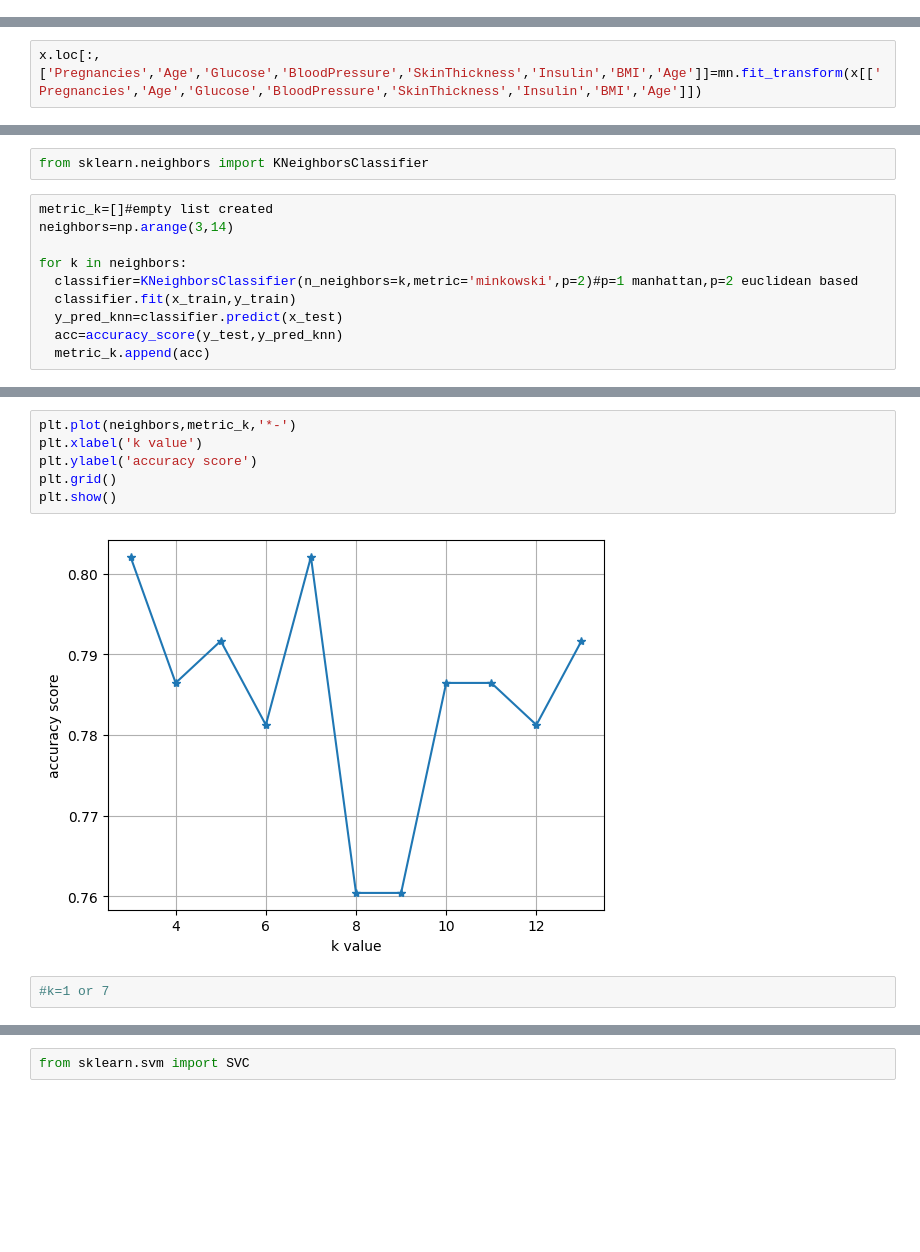
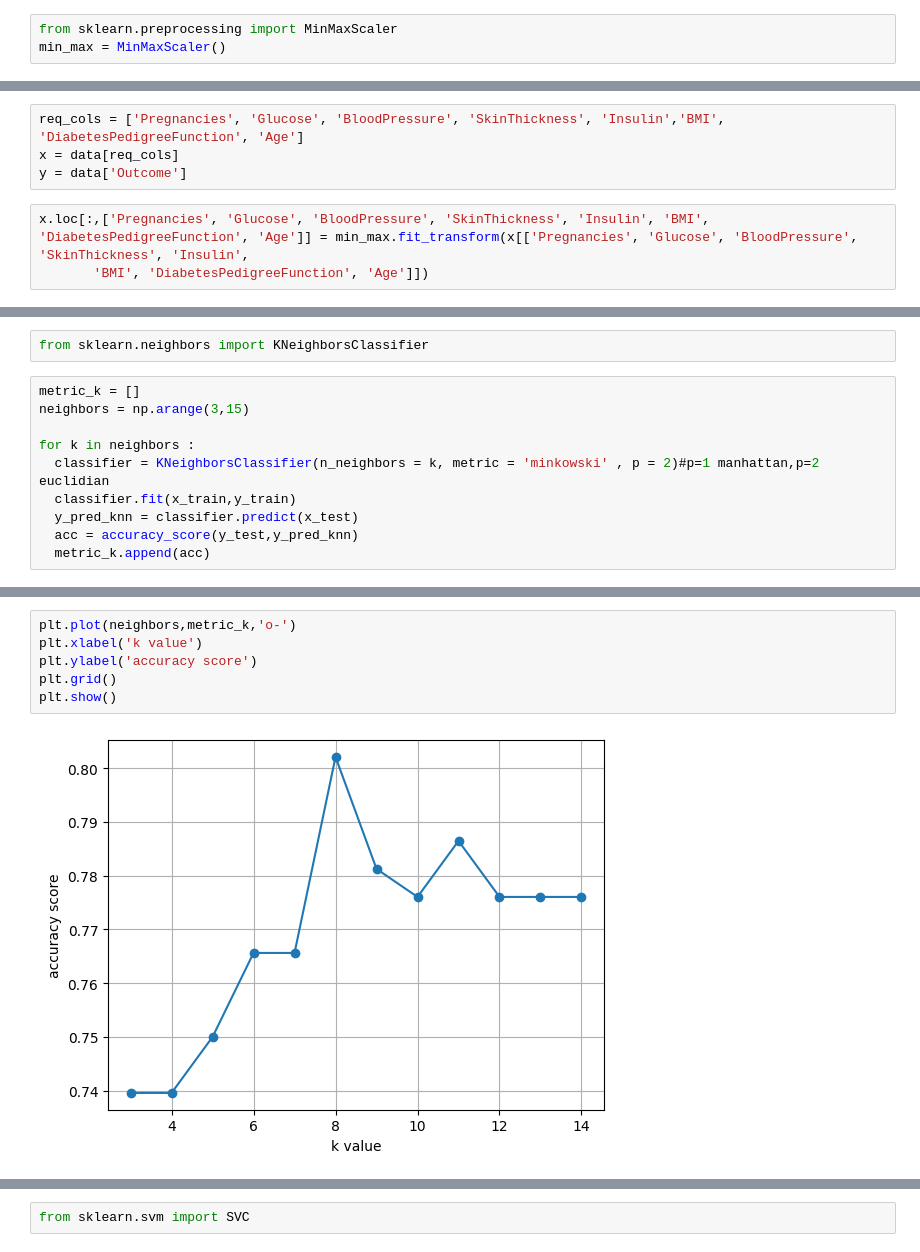
Before and after one commit to AngelB26/ICTAK, a Jupyter notebook: classification.ipynb, the cells around one changed output, grey strips where cells are left out. Saved outputs shown, nothing was run; the diff lists cells and outputs as text; blank space fills up the shorter version.

```diff
--- a/classification.ipynb
+++ b/classification.ipynb
@@ -53 +169,4 @@ dtype: int64
+# %%
+from sklearn.preprocessing import MinMaxScaler
+min_max = MinMaxScaler()
 # %%
@@ -76,5 +178,10 @@ mn=MinMaxScaler()
+# %%
+req_cols = ['Pregnancies', 'Glucose', 'BloodPressure', 'SkinThickness', 'Insulin','BMI', 'DiabetesPedigreeFunction', 'Age']
+x = data[req_cols]
+y = data['Outcome']
 # %%
-x.loc[:,['Pregnancies','Age','Glucose','BloodPressure','SkinThickness','Insulin','BMI','Age']]=mn.fit_transform(x[['Pregnancies','Age','Glucose','BloodPressure','SkinThickness','Insulin','BMI','Age']])
+x.loc[:,['Pregnancies', 'Glucose', 'BloodPressure', 'SkinThickness', 'Insulin', 'BMI', 'DiabetesPedigreeFunction', 'Age']] = min_max.fit_transform(x[['Pregnancies', 'Glucose', 'BloodPressure', 'SkinThickness', 'Insulin',
+       'BMI', 'DiabetesPedigreeFunction', 'Age']])
 # %%
 x.head()
 # %% [output]
@@ -127,14 +243,14 @@ f1_score(y_test,y_pred)
 # %%
 from sklearn.neighbors import KNeighborsClassifier
 # %%
-metric_k=[]#empty list created
-neighbors=np.arange(3,14)
+metric_k = []
+neighbors = np.arange(3,15)
 
-for k in neighbors:
-  classifier=KNeighborsClassifier(n_neighbors=k,metric='minkowski',p=2)#p=1 manhattan,p=2 euclidean based
+for k in neighbors :
+  classifier = KNeighborsClassifier(n_neighbors = k, metric = 'minkowski' , p = 2)#p=1 manhattan,p=2 euclidian
   classifier.fit(x_train,y_train)
-  y_pred_knn=classifier.predict(x_test)
-  acc=accuracy_score(y_test,y_pred_knn)
+  y_pred_knn = classifier.predict(x_test)
+  acc = accuracy_score(y_test,y_pred_knn)
   metric_k.append(acc)
 # %%
 metric_k
@@ -153,11 +270,9 @@ metric_k
 # %%
-plt.plot(neighbors,metric_k,'*-')
+plt.plot(neighbors,metric_k,'o-')
 plt.xlabel('k value')
 plt.ylabel('accuracy score')
 plt.grid()
 plt.show()
 # %% [output]
-[figure, old version]
+[figure, new version]
-# %%
-#k=1 or 7
 # %%
```
Also changed, not shown: parts of 97 cells of this notebook.
